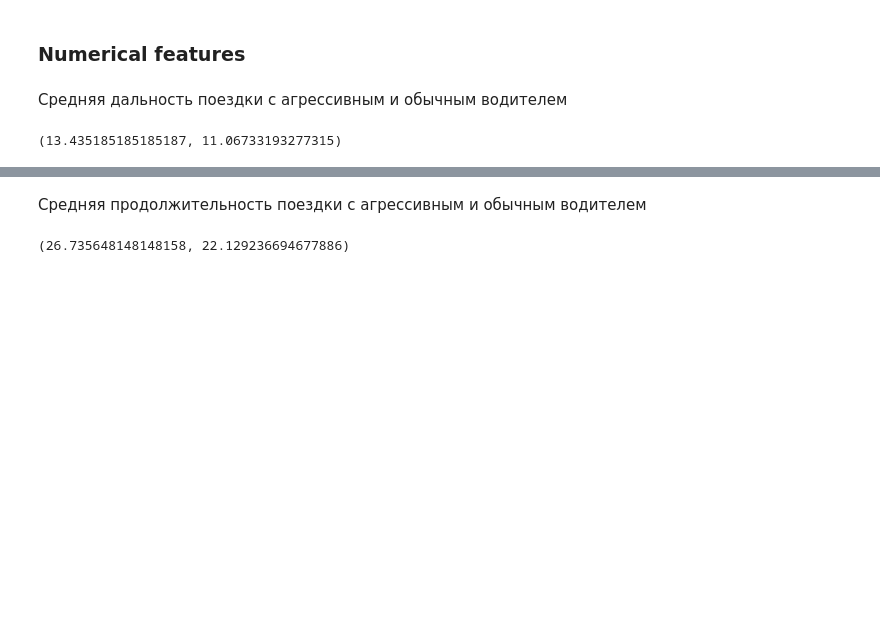
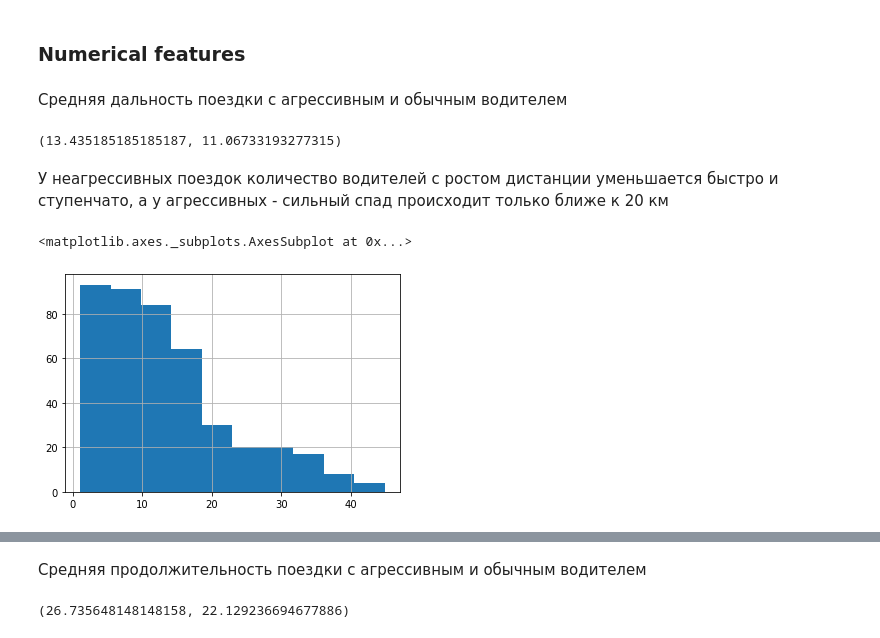
Before and after one commit to Egoluback/aiijc2021_transport, a Jupyter notebook: analysis&train.ipynb, the cells around one changed output, grey strips where cells are left out. Saved outputs shown, nothing was run; the diff lists cells and outputs as text; code cells hidden in the pictures; blank space fills up the shorter version.

```diff
--- a/analysis&train.ipynb
+++ b/analysis&train.ipynb
@@ -226,7 +226,7 @@ dataset_joined[dataset_joined.is_comment == True].comment.apply(lambda x: check_
 64      1
 Name: comment, dtype: int64
 # %%
-dataset_joined['anxious_word'] = dataset_joined.comment.apply(lambda x: len(set(anxious_words) & set(x)) > 0)
+# dataset_joined['anxious_word'] = dataset_joined.comment.apply(lambda x: len(set(anxious_words) & set(x)) > 0)
 # %% [markdown]
 Сколько среди всех поездок, в описании которых есть тревожные слова, агрессивных?
 # %%
@@ -257,3 +255,10 @@ sum(dataset_joined[(dataset_joined.is_comment == True)].comment.apply(lambda x:
 dataset_joined[dataset_joined.is_aggressive == True].distance.mean(), dataset_joined[dataset_joined.is_aggressive == False].distance.mean()
 # %% [output]
 (13.435185185185187, 11.06733193277315)
+# %% [markdown]
+У неагрессивных поездок количество водителей с ростом дистанции уменьшается быстро и ступенчато, а у агрессивных - сильный спад происходит только ближе к 20 км
+# %%
+dataset_joined[(dataset_joined.is_aggressive == True) & (dataset_joined.distance < 50)].distance.hist()
+# %% [output]
+<matplotlib.axes._subplots.AxesSubplot at 0x...>
+[figure, added]
```
Also changed, not shown: parts of 18 cells of this notebook.
